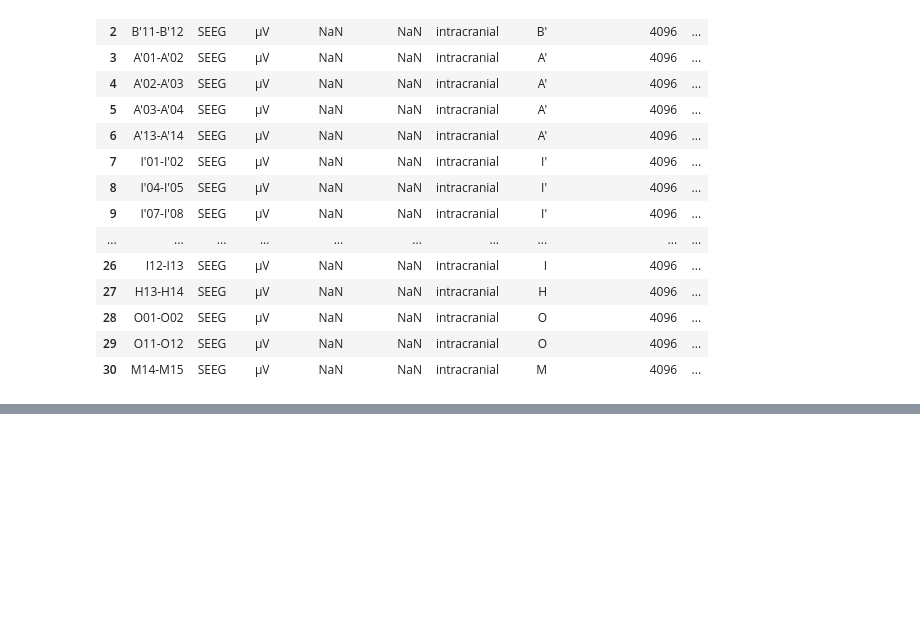
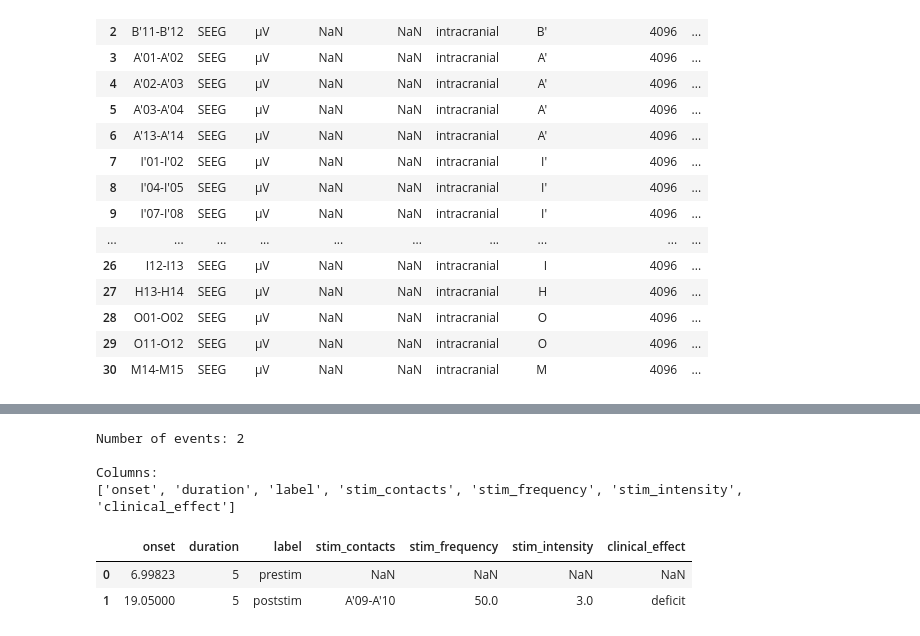
Before and after one commit to Tonet21/seeg-signal-analysis, a Jupyter notebook: notebooks/01_dataset_exploration.ipynb, the cells around one changed output, grey strips where cells are left out. Saved outputs shown, nothing was run; the diff lists cells and outputs as text; code cells hidden in the pictures; blank space fills up the shorter version.

```diff
--- a/notebooks/01_dataset_exploration.ipynb
+++ b/notebooks/01_dataset_exploration.ipynb
@@ -275,0 +318,24 @@ Available columns:
+# %%
+events_path = (
+    RAW_DATA_DIR
+    / "sub-01"
+    / "ses-01"
+    / "ieeg"
+    / "sub-01_ses-01_task-dcs_events.tsv"
+)
+
+events = pd.read_csv(events_path, sep="\t")
+
+print("Number of events:", len(events))
+print("\nColumns:")
+print(events.columns.tolist())
+
+display(events)
+# %% [output]
+Number of events: 2
+
+Columns:
+['onset', 'duration', 'label', 'stim_contacts', 'stim_frequency', 'stim_intensity', 'clinical_effect']
+|  | onset | duration | label | stim_contacts | stim_frequency | stim_intensity | clinical_effect |
+| 0 | 6.99823 | 5 | prestim | NaN | NaN | NaN | NaN |
+| 1 | 19.05000 | 5 | poststim | A'09-A'10 | 50.0 | 3.0 | deficit |
```
Also changed, not shown: parts of 19 cells of this notebook.
